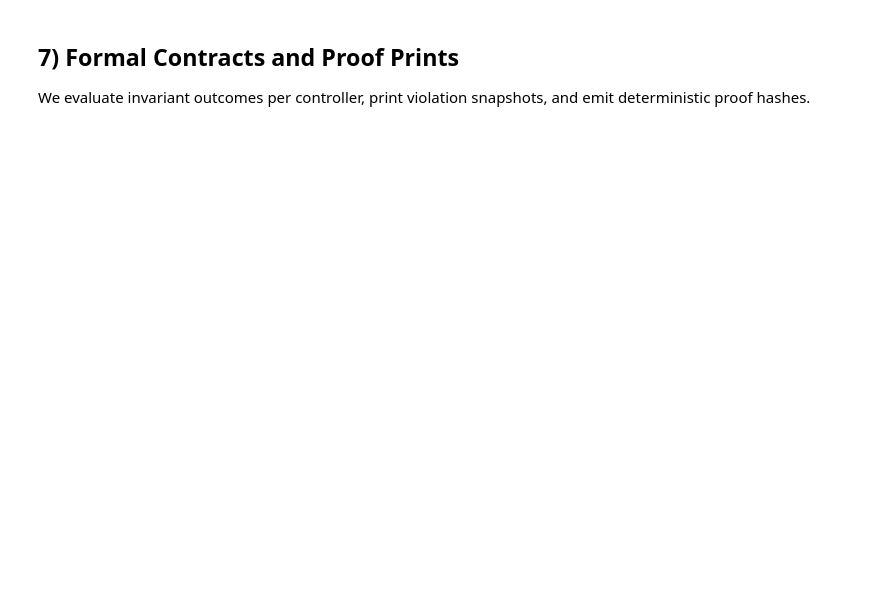
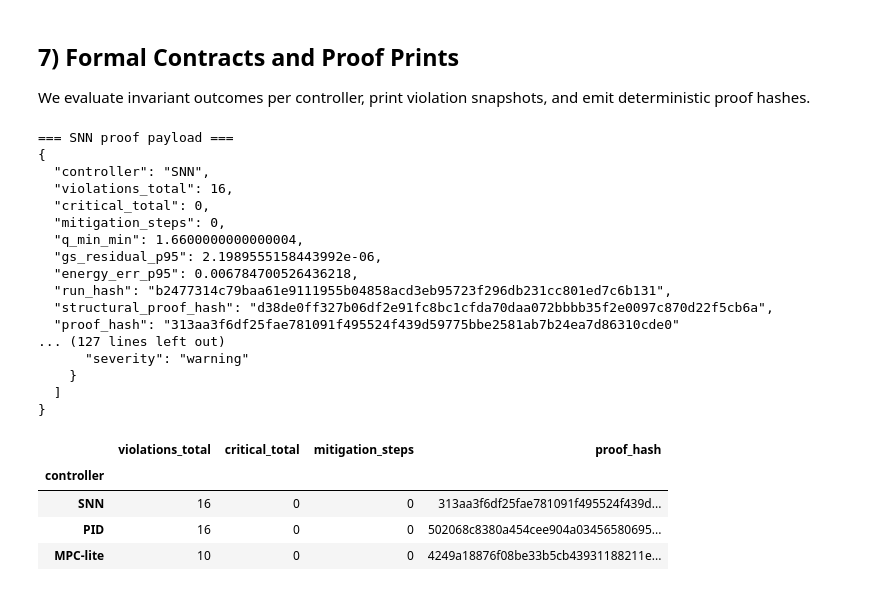
Before and after one commit to anulum/scpn-fusion-core, a Jupyter notebook: examples/neuro_symbolic_control_demo.ipynb, the cells around one changed output. Drawn from its saved outputs; the diff is of its cells as text; code cells hidden in the pictures; blank space fills up the shorter version.

```diff
--- a/examples/neuro_symbolic_control_demo.ipynb
+++ b/examples/neuro_symbolic_control_demo.ipynb
@@ -702,35 +1116,58 @@ for axis, key in [("n_e", "rmse_ne"), ("I_p", "rmse_ip"), ("beta_N", "rmse_beta"
 We evaluate invariant outcomes per controller, print violation snapshots, and emit deterministic proof hashes.
 # %%
 proof_rows = []
-for name in ["SNN", "PID", "MPC"]:
+for name in ["SNN", "PID", "MPC-lite"]:
     r = results[name]
     m = r["metrics"]
     proof_payload = {
         "controller": name,
         "violations_total": m["violations_total"],
         "critical_total": m["critical_total"],
         "mitigation_steps": m["mitigation_steps"],
         "q_min_min": m["q_min_min"],
         "gs_residual_p95": m["gs_residual_p95"],
         "energy_err_p95": m["energy_err_p95"],
         "run_hash": r["run_hash"],
         "structural_proof_hash": proof_hash,
     }
     payload_json = json.dumps(proof_payload, sort_keys=True)
     payload_hash = hashlib.sha256(payload_json.encode("utf-8")).hexdigest()
     proof_payload["proof_hash"] = payload_hash
     proof_rows.append(proof_payload)
 
     print(f"\n=== {name} proof payload ===")
     print(json.dumps(proof_payload, indent=2))
 
     if r["first_violations"]:
         print("First recorded violations:")
         for item in r["first_violations"]:
             print(json.dumps(item, indent=2))
     else:
         print("No invariant violations recorded.")
 
 if HAS_PANDAS:
     df_proofs = pd.DataFrame(proof_rows).set_index("controller")
     display(df_proofs[["violations_total", "critical_total", "mitigation_steps", "proof_hash"]])
+# %% [output]
+=== SNN proof payload ===
+{
+  "controller": "SNN",
+  "violations_total": 16,
+  "critical_total": 0,
+  "mitigation_steps": 0,
+  "q_min_min": 1.6600000000000004,
+  "gs_residual_p95": 2.1989555158443992e-06,
+  "energy_err_p95": 0.006784700526436218,
+  "run_hash": "b2477314c79baa61e9111955b04858acd3eb95723f296db231cc801ed7c6b131",
+  "structural_proof_hash": "d38de0ff327b06df2e91fc8bc1cfda70daa072bbbb35f2e0097c870d22f5cb6a",
+  "proof_hash": "313aa3f6df25fae781091f495524f439d59775bbe2581ab7b24ea7d86310cde0"
+... (127 lines left out)
+      "severity": "warning"
+    }
+  ]
+}
+|  | violations_total | critical_total | mitigation_steps | proof_hash |
+| controller |  |  |  |  |
+| SNN | 16 | 0 | 0 | 313aa3f6df25fae781091f495524f439d... |
+| PID | 16 | 0 | 0 | 502068c8380a454cee904a03456580695... |
+| MPC-lite | 10 | 0 | 0 | 4249a18876f08be33b5cb43931188211e... |
```
Also changed, not shown: parts of 22 cells of this notebook, 5 other files.
